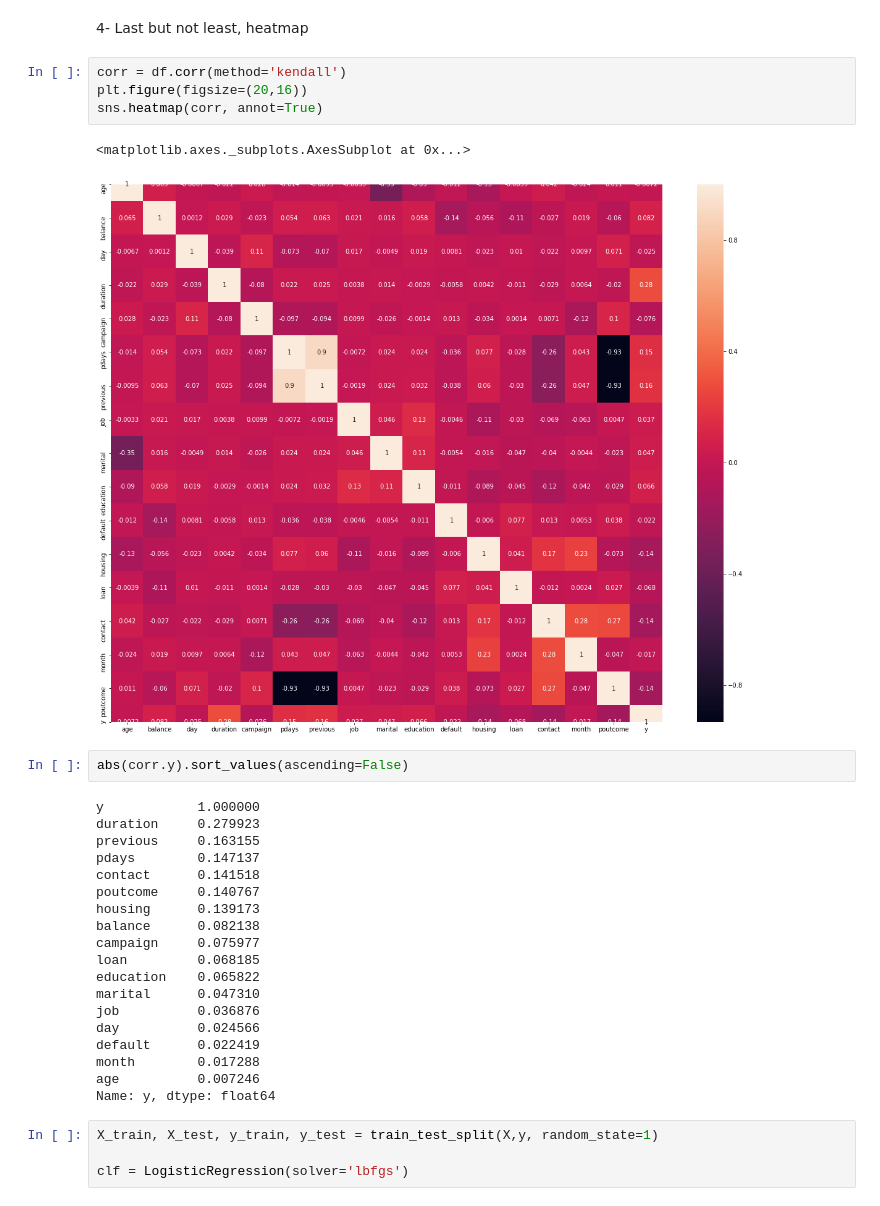
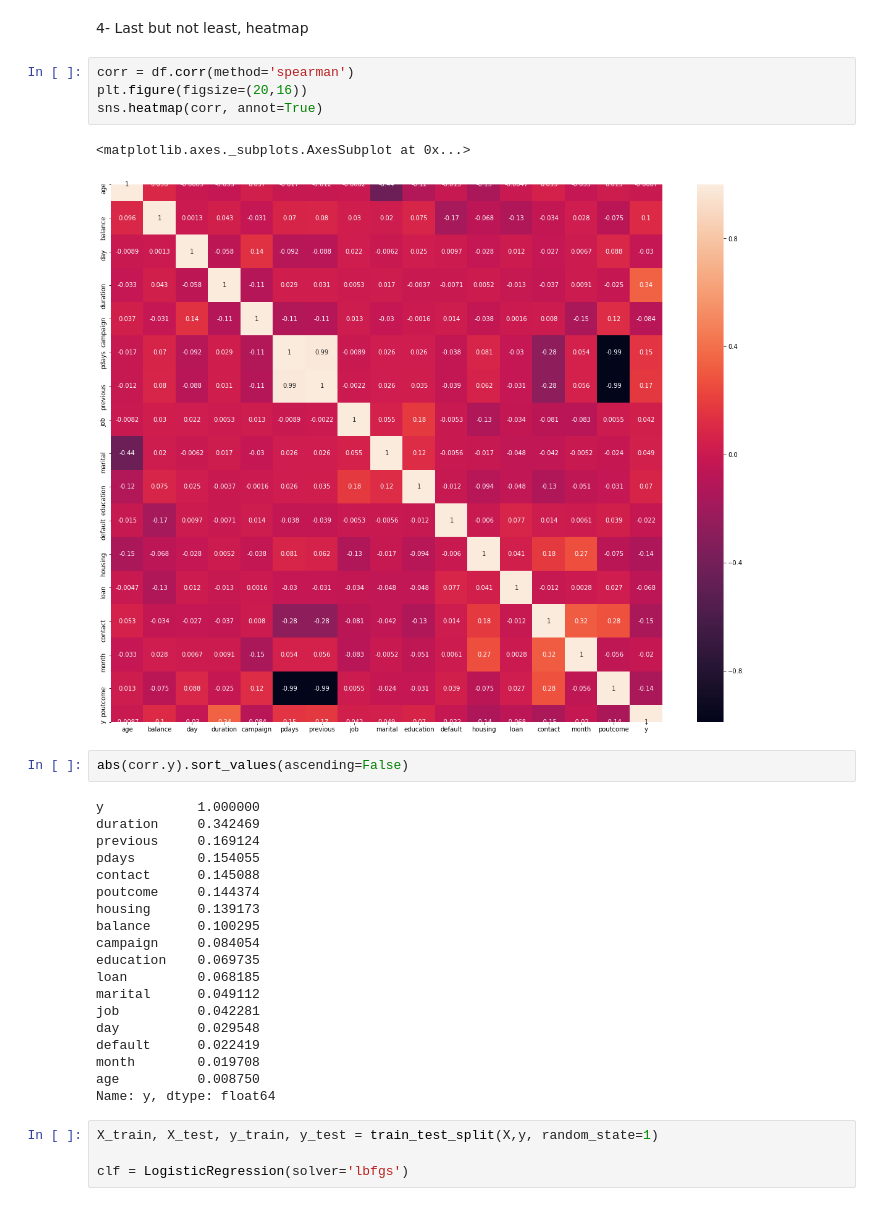
Before and after one commit to titouanluciani/Projects, a Jupyter notebook: Bank Subscriber Predictions.ipynb, the cells around one changed output. Saved outputs shown, nothing was run; the diff lists cells and outputs as text.

```diff
--- a/Bank Subscriber Predictions.ipynb
+++ b/Bank Subscriber Predictions.ipynb
@@ -144,32 +144,32 @@ Still no improvements in the accuracy, lets check the f1 score
 # %% [markdown]
 4- Last but not least, heatmap
 # %%
-corr = df.corr(method='kendall')
+corr = df.corr(method='spearman')
 plt.figure(figsize=(20,16))
 sns.heatmap(corr, annot=True)
 # %% [output]
 <matplotlib.axes._subplots.AxesSubplot at 0x...>
-[figure, old version]
+[figure, new version]
 # %%
 abs(corr.y).sort_values(ascending=False)
 # %% [output]
 y            1.000000
-duration     0.279923
-previous     0.163155
-pdays        0.147137
-contact      0.141518
-poutcome     0.140767
+duration     0.342469
+previous     0.169124
+pdays        0.154055
+contact      0.145088
+poutcome     0.144374
 housing      0.139173
-balance      0.082138
-campaign     0.075977
+balance      0.100295
+campaign     0.084054
+education    0.069735
 loan         0.068185
-education    0.065822
-marital      0.047310
-job          0.036876
-day          0.024566
+marital      0.049112
+job          0.042281
+day          0.029548
 default      0.022419
-month        0.017288
-age          0.007246
+month        0.019708
+age          0.008750
 Name: y, dtype: float64
 # %%
 X_train, X_test, y_train, y_test = train_test_split(X,y, random_state=1)
```
Also changed, not shown: 1 other file.
